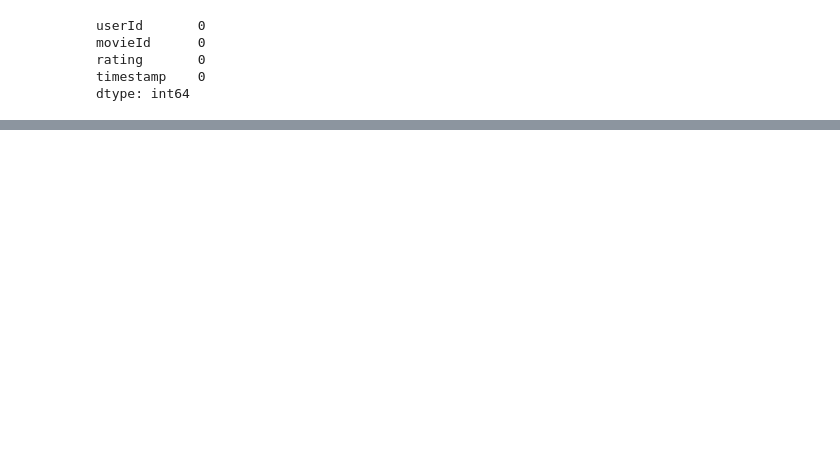
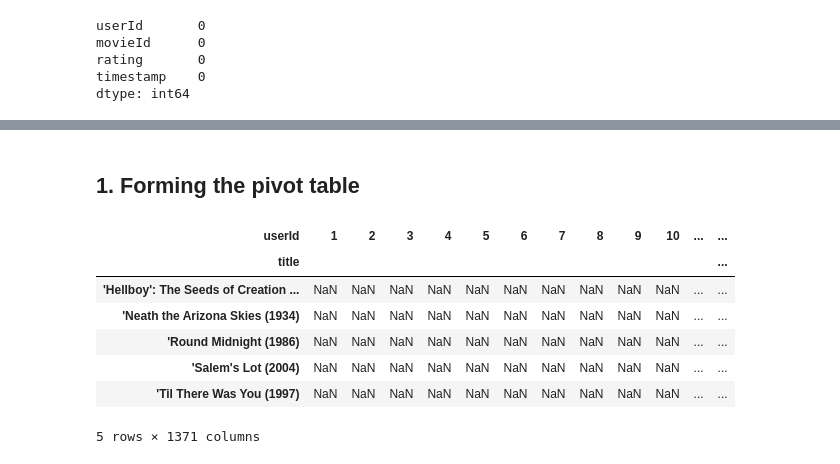
Before and after one commit to revabharara/Movie-Recommendation-System, a Jupyter notebook: Collaborative filtering based movie recommendation system.ipynb, the cells around one changed output, grey strips where cells are left out. Cells and saved outputs as stored; diff of their text form; code cells hidden in the pictures; blank space fills up the shorter version.

```diff
--- a/Collaborative filtering based movie recommendation system.ipynb
+++ b/Collaborative filtering based movie recommendation system.ipynb
@@ -163,0 +181,14 @@ In this collaborative filtering system we will be creating a user-movie rating m
+# %% [markdown]
+## 1. Forming the pivot table
+# %%
+rating_pivot=df_rating.pivot_table(columns='userId', index='title', values='rating')
+rating_pivot.head()
+# %% [output]
+| userId | 1 | 2 | 3 | 4 | 5 | 6 | 7 | 8 | 9 | 10 | ... | ... |
+| title |  |  |  |  |  |  |  |  |  |  |  | ... |
+| 'Hellboy': The Seeds of Creation ... | NaN | NaN | NaN | NaN | NaN | NaN | NaN | NaN | NaN | NaN | ... | ... |
+| 'Neath the Arizona Skies (1934) | NaN | NaN | NaN | NaN | NaN | NaN | NaN | NaN | NaN | NaN | ... | ... |
+| 'Round Midnight (1986) | NaN | NaN | NaN | NaN | NaN | NaN | NaN | NaN | NaN | NaN | ... | ... |
+| 'Salem's Lot (2004) | NaN | NaN | NaN | NaN | NaN | NaN | NaN | NaN | NaN | NaN | ... | ... |
+| 'Til There Was You (1997) | NaN | NaN | NaN | NaN | NaN | NaN | NaN | NaN | NaN | NaN | ... | ... |
+5 rows × 1371 columns
```
Also changed, not shown: parts of 35 cells of this notebook.
